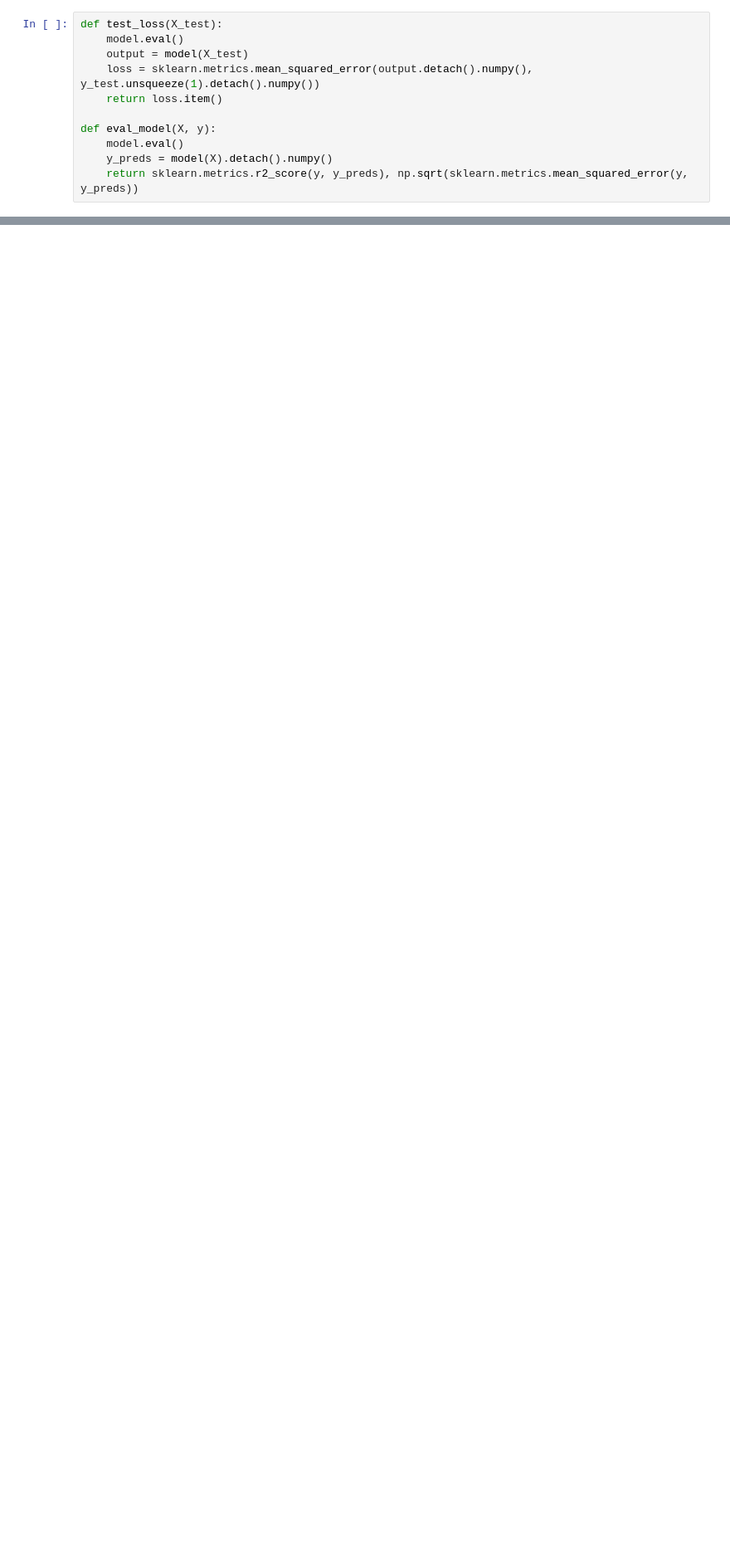
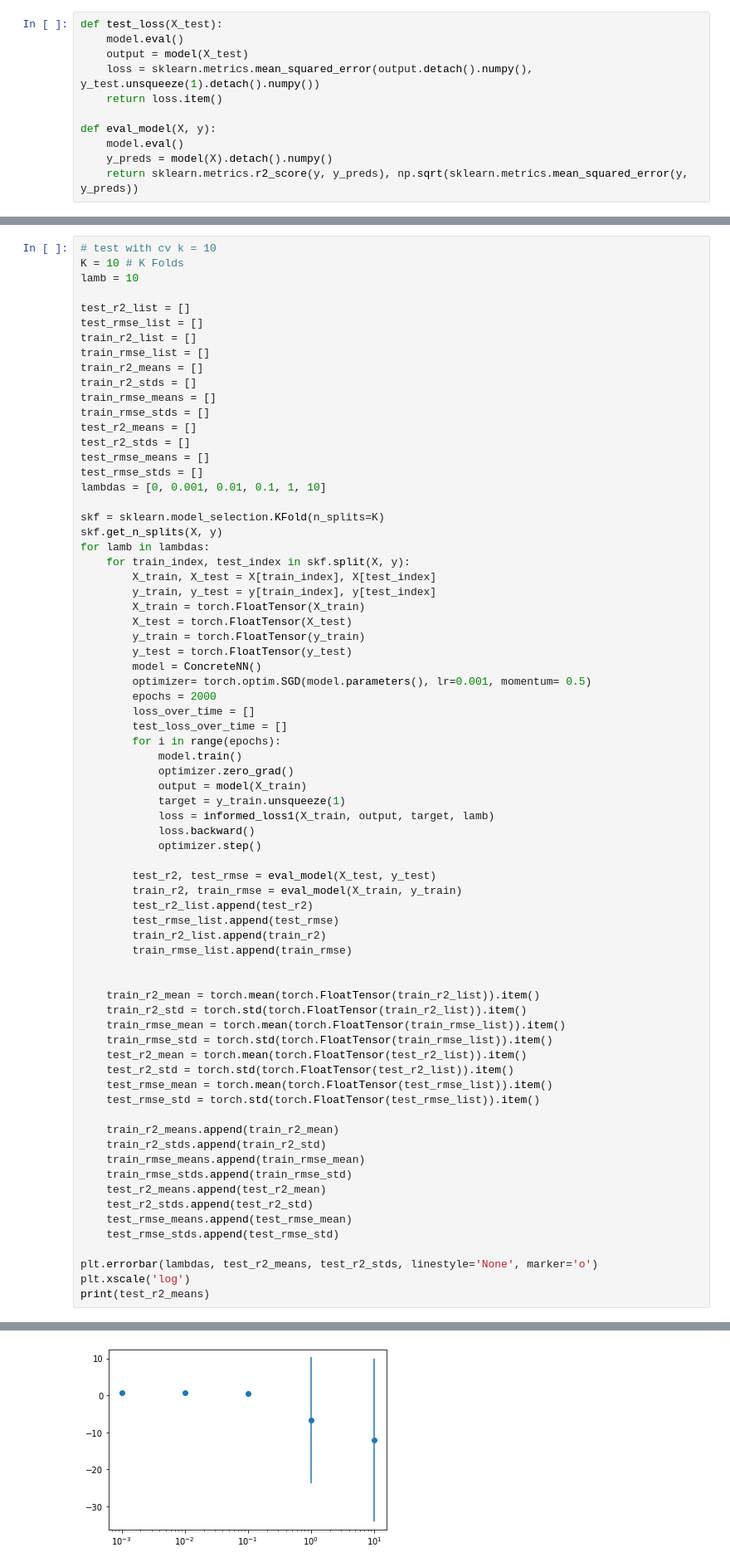
Before and after one commit to kobabulbul/AutoML, a Jupyter notebook: Concrete_Slump.ipynb, the cells around one changed output, grey strips where cells are left out. Shown at 83% size. Saved outputs shown, nothing was run; the diff lists cells and outputs as text; blank space fills up the shorter version.

```diff
--- a/Concrete_Slump.ipynb
+++ b/Concrete_Slump.ipynb
@@ -180,0 +285,73 @@ Informed Machine Learning: Custom Loss Function
+# %%
+# test with cv k = 10
+K = 10 # K Folds
+lamb = 10
+
+test_r2_list = []
+test_rmse_list = []
+train_r2_list = []
+train_rmse_list = []
+train_r2_means = []
+train_r2_stds = []
+train_rmse_means = []
+train_rmse_stds = []
+test_r2_means = []
+test_r2_stds = []
+test_rmse_means = []
+test_rmse_stds = []
+lambdas = [0, 0.001, 0.01, 0.1, 1, 10]
+
+skf = sklearn.model_selection.KFold(n_splits=K)
+skf.get_n_splits(X, y)
+for lamb in lambdas:
+    for train_index, test_index in skf.split(X, y):
+        X_train, X_test = X[train_index], X[test_index]
+        y_train, y_test = y[train_index], y[test_index]
+        X_train = torch.FloatTensor(X_train)
+        X_test = torch.FloatTensor(X_test)
+        y_train = torch.FloatTensor(y_train)
+        y_test = torch.FloatTensor(y_test)
+        model = ConcreteNN()
+        optimizer= torch.optim.SGD(model.parameters(), lr=0.001, momentum= 0.5)
+        epochs = 2000
+        loss_over_time = []
+        test_loss_over_time = []
+        for i in range(epochs):
+            model.train()
+            optimizer.zero_grad()
+            output = model(X_train)
+            target = y_train.unsqueeze(1)
+            loss = informed_loss1(X_train, output, target, lamb)
+            loss.backward()
+            optimizer.step()
+
+        test_r2, test_rmse = eval_model(X_test, y_test)
+        train_r2, train_rmse = eval_model(X_train, y_train)
+        test_r2_list.append(test_r2)
+        test_rmse_list.append(test_rmse)
+        train_r2_list.append(train_r2)
+        train_rmse_list.append(train_rmse)
+
+
+    train_r2_mean = torch.mean(torch.FloatTensor(train_r2_list)).item()
+    train_r2_std = torch.std(torch.FloatTensor(train_r2_list)).item()
+    train_rmse_mean = torch.mean(torch.FloatTensor(train_rmse_list)).item()
+    train_rmse_std = torch.std(torch.FloatTensor(train_rmse_list)).item()
+    test_r2_mean = torch.mean(torch.FloatTensor(test_r2_list)).item()
+    test_r2_std = torch.std(torch.FloatTensor(test_r2_list)).item()
+    test_rmse_mean = torch.mean(torch.FloatTensor(test_rmse_list)).item()
+    test_rmse_std = torch.std(torch.FloatTensor(test_rmse_list)).item()
+
+    train_r2_means.append(train_r2_mean)
+    train_r2_stds.append(train_r2_std)
+    train_rmse_means.append(train_rmse_mean)
+    train_rmse_stds.append(train_rmse_std)
+    test_r2_means.append(test_r2_mean)
+    test_r2_stds.append(test_r2_std)
+    test_rmse_means.append(test_rmse_mean)
+    test_rmse_stds.append(test_rmse_std)
+
+plt.errorbar(lambdas, test_r2_means, test_r2_stds, linestyle='None', marker='o')
+plt.xscale('log')
+print(test_r2_means)
+# %% [output]
@@ -180,0 +359 @@ Informed Machine Learning: Custom Loss Function
+[figure, added]
```
Also changed, not shown: parts of 21 cells of this notebook.
